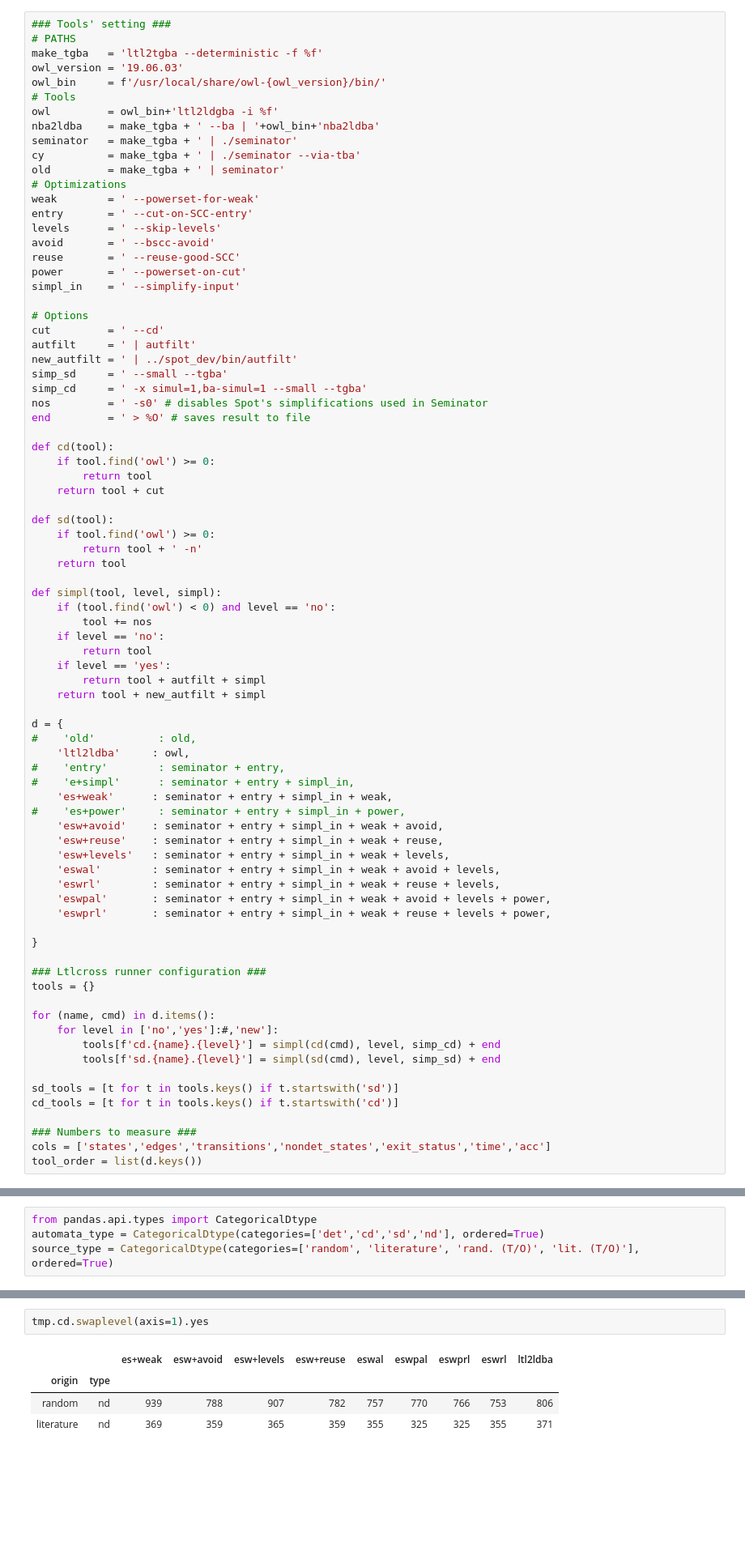
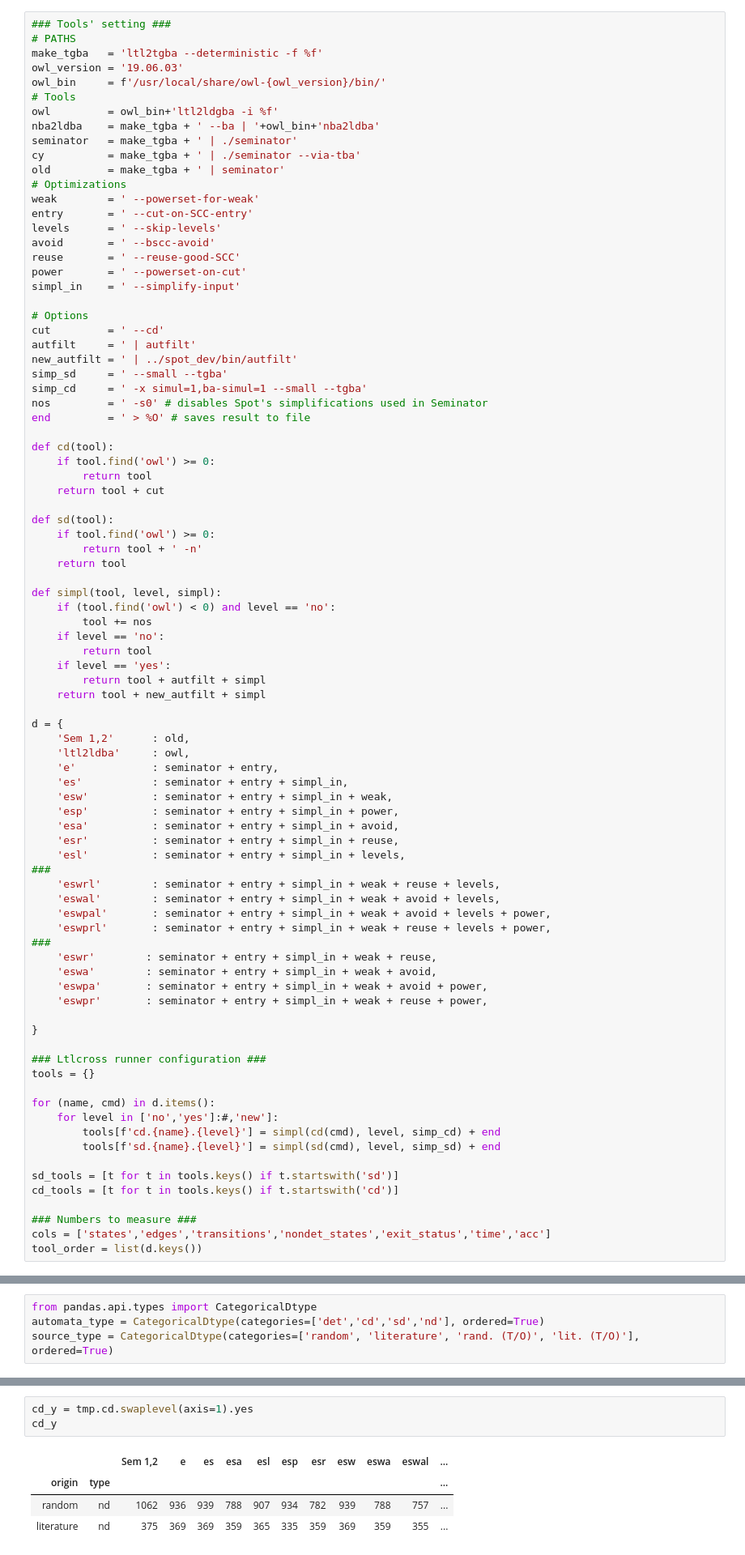
Before and after one commit to mklokocka/seminator, a Jupyter notebook: Run_comparison_nondet.ipynb, the cells around one changed output, grey strips where cells are left out. Shown at 81% size. Drawn from its saved outputs; the diff is of its cells as text; blank space fills up the shorter version.

```diff
--- a/Run_comparison_nondet.ipynb
+++ b/Run_comparison_nondet.ipynb
@@ -58,19 +58,25 @@ def simpl(tool, level, simpl):
     return tool + new_autfilt + simpl
 
 d = {
-#    'old'          : old,
+    'Sem 1,2'      : old,
     'ltl2ldba'     : owl,
-#    'entry'        : seminator + entry,
-#    'e+simpl'      : seminator + entry + simpl_in,
-    'es+weak'      : seminator + entry + simpl_in + weak,
-#    'es+power'     : seminator + entry + simpl_in + power,
-    'esw+avoid'    : seminator + entry + simpl_in + weak + avoid,
-    'esw+reuse'    : seminator + entry + simpl_in + weak + reuse,
-    'esw+levels'   : seminator + entry + simpl_in + weak + levels,
+    'e'            : seminator + entry,
+    'es'           : seminator + entry + simpl_in,
+    'esw'          : seminator + entry + simpl_in + weak,
+    'esp'          : seminator + entry + simpl_in + power,
+    'esa'          : seminator + entry + simpl_in + avoid,
+    'esr'          : seminator + entry + simpl_in + reuse,
+    'esl'          : seminator + entry + simpl_in + levels,
+###
+    'eswrl'        : seminator + entry + simpl_in + weak + reuse + levels,
     'eswal'        : seminator + entry + simpl_in + weak + avoid + levels,
-    'eswrl'        : seminator + entry + simpl_in + weak + reuse + levels,
     'eswpal'       : seminator + entry + simpl_in + weak + avoid + levels + power,
     'eswprl'       : seminator + entry + simpl_in + weak + reuse + levels + power,
+###
+    'eswr'        : seminator + entry + simpl_in + weak + reuse,
+    'eswa'        : seminator + entry + simpl_in + weak + avoid,
+    'eswpa'       : seminator + entry + simpl_in + weak + avoid + power,
+    'eswpr'       : seminator + entry + simpl_in + weak + reuse + power,
 
 }
 
@@ -179,10 +186,11 @@ tmp.cd
 # %%
-tmp.cd.swaplevel(axis=1).yes
+cd_y = tmp.cd.swaplevel(axis=1).yes
+cd_y
 # %% [output]
-|  |  | es+weak | esw+avoid | esw+levels | esw+reuse | eswal | eswpal | eswprl | eswrl | ltl2ldba |
-| origin | type |  |  |  |  |  |  |  |  |  |
-| random | nd | 939 | 788 | 907 | 782 | 757 | 770 | 766 | 753 | 806 |
-| literature | nd | 369 | 359 | 365 | 359 | 355 | 325 | 325 | 355 | 371 |
+|  |  | Sem 1,2 | e | es | esa | esl | esp | esr | esw | eswa | eswal | ... |
+| origin | type |  |  |  |  |  |  |  |  |  |  | ... |
+| random | nd | 1062 | 936 | 939 | 788 | 907 | 934 | 782 | 939 | 788 | 757 | ... |
+| literature | nd | 375 | 369 | 369 | 359 | 365 | 335 | 359 | 369 | 359 | 355 | ... |
 # %%
 tmp.cd.swaplevel(axis=1).no
 # %% [output]
```
Also changed, not shown: parts of 28 cells of this notebook, 4 other files.
